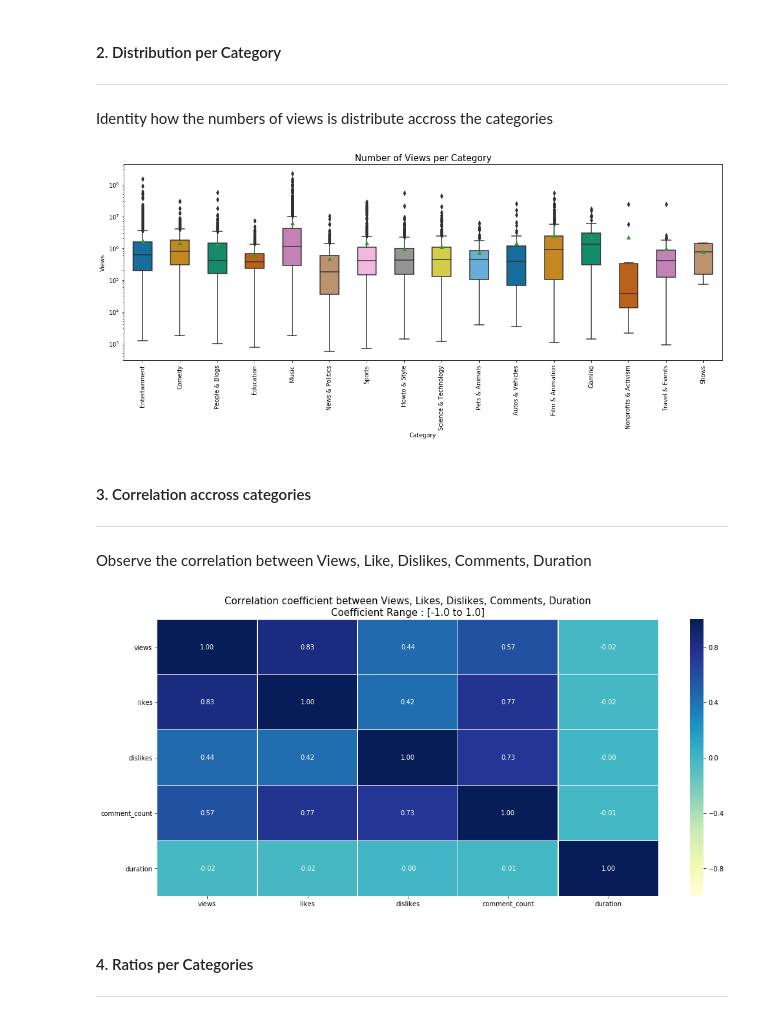
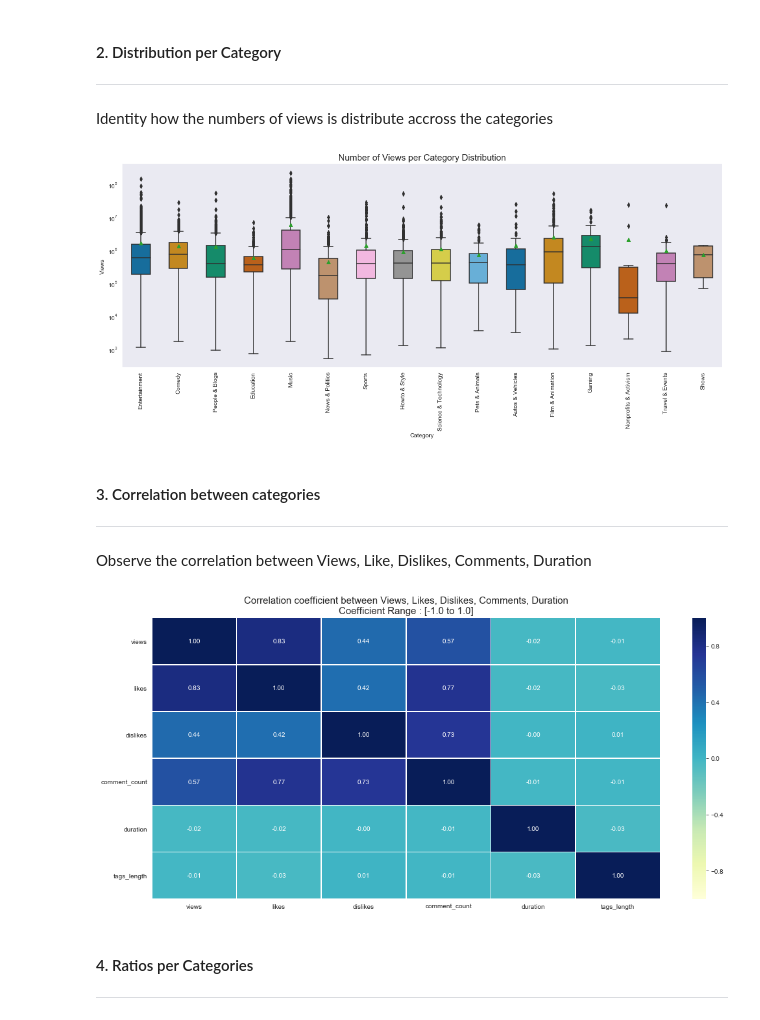
Before and after one commit to buddyguy423/DataScienceProject1, a Jupyter notebook: documents/analysis/videos/alex/Videos Analysis.ipynb, the cells around one changed output. Drawn from its saved outputs; the diff is of its cells as text; code cells hidden in the pictures.

```diff
--- a/documents/analysis/videos/alex/Videos Analysis.ipynb
+++ b/documents/analysis/videos/alex/Videos Analysis.ipynb
@@ -24,5 +32,5 @@ from nltk.tokenize import RegexpTokenizer
 # %%
-columns =  ['views', 'likes', 'dislikes', 'comment_count', 'trending_date', 'category_name', 'duration', 'tags', 'tags_rate']
+columns =  ['views', 'likes', 'dislikes', 'comment_count', 'trending_date', 'category_name', 'duration', 'tags', 'tags_rate', 'title', 'channel_title','tags_positive', 'tags_neutral', 'tags_negative']
 
 trends = pd.read_csv('../../../../resources/datasets/USvideos.csv', parse_dates=['publish_time'], index_col='video_id')
 duration = pd.read_csv('../../../../resources/datasets/USvideos_duration.csv',usecols=['video_id', 'duration'], index_col='video_id')
@@ -113,3 +121,9 @@ df_unique.head(5)
 | -1Hm41N0dUs | 2058516 | 41248 | 580 | 1484 | 2018-05-01 | Comedy | 237 | jimmy|"jimmy kimmel"|"jimmy kimme... | ... |
 | -1yT-K3c6YI | 231341 | 7734 | 212 | 846 | 2017-12-02 | People & Blogs | 999 | youtube quiz|"youtuber quiz"|"tru... | ... |
 | -2RVw2_QyxQ | 71089 | 460 | 27 | 20 | 2017-11-16 | Education | 20767 | Chess|"Saint Louis"|"Club" | ... |
+# %%
+# adding tag length column
+
+df_unique['tags_length'] = df_unique['tags'].map(lambda tag: len(tag.split('|')))
+
+df_unique.head(5)
@@ -146,0 +179,19 @@ videos_summary
+# %%
+# Views distribution
+
+fig = plt.figure(figsize=(15, 5))
+ax = fig.add_subplot(1, 1, 1)
+
+sns.set_style("dark")
+ax = sns.distplot(a=np.log10(df_unique['views'].values),label='Number of Views',hist=True, kde=False, rug=False, bins=20)
+
+ax.set_title('Number of Views Distribution', fontsize=15)
+ax.set_xlabel('Views\n(log10 base)')
+ax.set_ylabel('Observations')
+ax.set_yscale('linear')
+ax.set_xlim(auto=True)
+ax.set_ylim(auto=True)
+
+
+plt.tight_layout()
+plt.show()
@@ -190,7 +260,7 @@ ax.set_xticklabels(ax.get_xticklabels(), rotation=90)
 ax.set_xlim(auto=True)
 ax.set_ylim(auto=True)
 
-ax.set_title('Number of Views per Category', fontsize=15)
+ax.set_title('Number of Views per Category Distribution', fontsize=15)
 ax.set_xlabel('Category')
 ax.set_ylabel('Views')
 ax.set_yscale('log')
@@ -199,26 +269,26 @@ ax.set_yscale('log')
 plt.tight_layout()
 plt.show()
 # %% [output]
-[figure, old version]
+[figure, new version]
 # %% [markdown]
-#### 3. Correlation accross categories
+#### 3. Correlation between categories
 _____
 Observe the correlation between Views, Like, Dislikes, Comments, Duration
 # %%
-columns = ['views', 'likes', 'dislikes', 'comment_count', 'duration']
+columns = ['views', 'likes', 'dislikes', 'comment_count', 'duration', 'tags_length']
 df_corr = df_unique[columns].corr()
 
 fig = plt.figure(figsize=(15, 7))
 ax = fig.add_subplot(1, 1, 1)
 
 ax.set_title('Correlation coefficient between Views, Likes, Dislikes, Comments, Duration\nCoefficient Range : [-1.0 to 1.0]', fontsize=15)
 
 ax = sns.heatmap(df_corr, annot=True, fmt='.2f',vmin=-1.0, vmax=1.0, cmap='YlGnBu', center=0, linewidths=.5)
 
 plt.tight_layout()
 plt.show()
 # %% [output]
-[figure, old version]
+[figure, new version]
 # %% [markdown]
 #### 4. Ratios per Categories
 ______________
```
Also changed, not shown: parts of 15 cells of this notebook, 4 other files.
